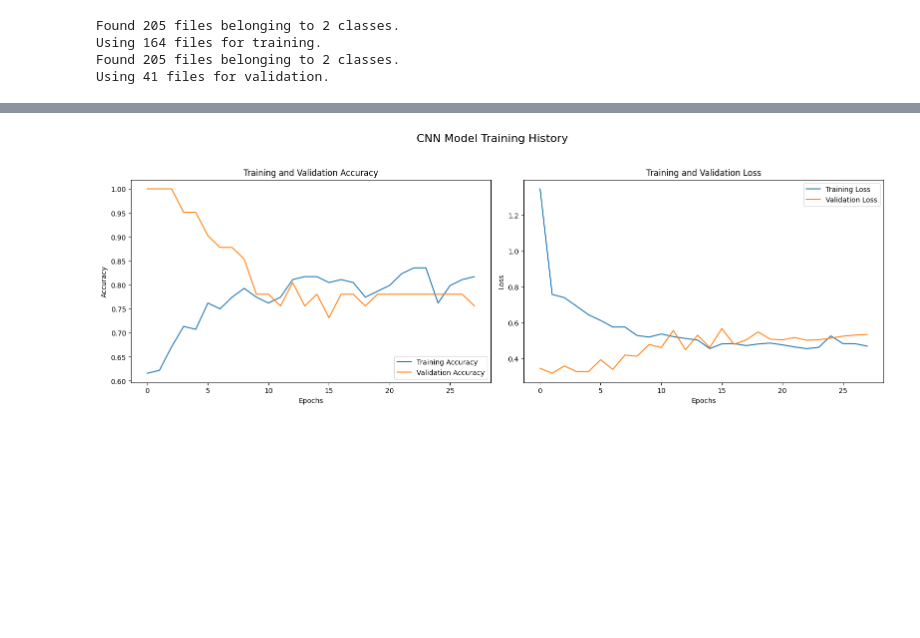
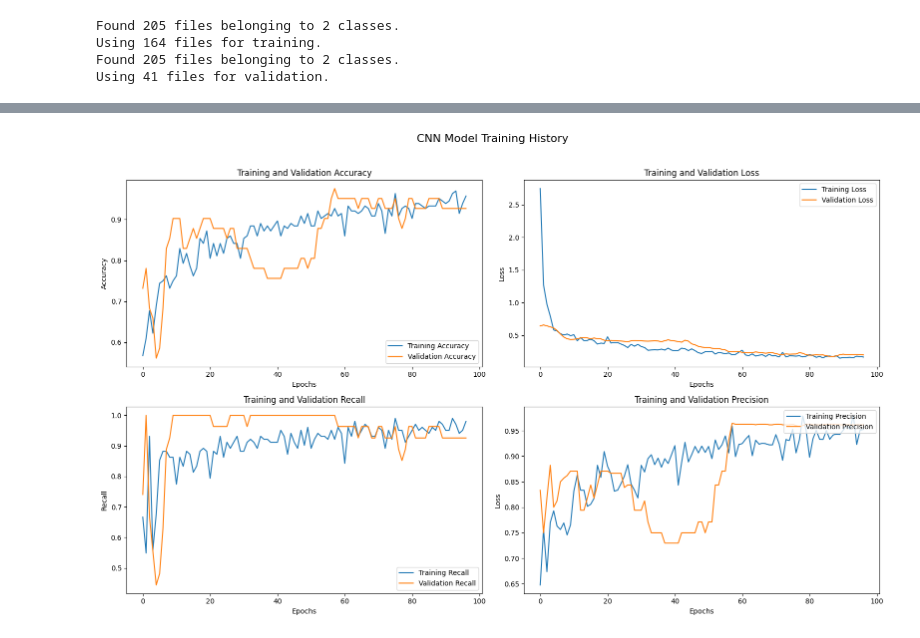
Before and after one commit to NBaumbick/SDS-CP041-neuroscan, a Jupyter notebook: advanced/submissions/team-members/nick-baumbick/neuroscan-model-training.ipynb, the cells around one changed output, grey strips where cells are left out. Saved outputs shown, nothing was run; the diff lists cells and outputs as text; code cells hidden in the pictures; blank space fills up the shorter version.

```diff
--- a/advanced/submissions/team-members/nick-baumbick/neuroscan-model-training.ipynb
+++ b/advanced/submissions/team-members/nick-baumbick/neuroscan-model-training.ipynb
@@ -21,7 +27,8 @@ def zscore(x):
     return (x - m) / s
 
 def map_train(x, y):
-    return (augment(zscore(x), training=True), y)
+    x = zscore(x)
+    return (augment(x, training=True), y)
 
 def map_eval(x, y):
     return (zscore(x), y)
@@ -134,24 +153,26 @@ model.compile(
 # Callbacks
 callbacks = [
     keras.callbacks.EarlyStopping(
-        monitor='val_loss', # Using loss as the monitor
-        patience=15,
-        min_delta=0.002,
-        mode='min',
+        monitor='val_auc',
+        patience=10,
+        mode='max',
         restore_best_weights=True,
-        start_from_epoch=10
+        start_from_epoch=50
     ),
 
     keras.callbacks.ModelCheckpoint(
         'neuroscan_model_checkpoint.keras',
-        monitor='val_accuracy', # Using loss as the monitor
+        monitor='val_auc', # Using loss as the monitor
+        mode='max',
         save_best_only=True
     ),
 
     keras.callbacks.ReduceLROnPlateau(
-        monitor="val_loss",
+        monitor="val_auc",
         factor=0.5,
-        patience=3
+        mode='max',
+        patience=5,
+        min_lr=1e-7
     )
 ]
 # %%
@@ -188,34 +209,56 @@ def plot_training_history(history):
     val_acc = history.history['val_accuracy']
     loss = history.history['loss']
     val_loss = history.history['val_loss']
+    recall = history.history['recall']
+    val_recall = history.history['val_recall']
+    precision = history.history['precision']
+    val_precision = history.history['val_precision']
 
     epochs_range = range(len(acc))
 
     # Create a 2x2 grid of plots
     plt.figure(figsize=(16, 10))
 
     # Plot 1: Accuracy
     plt.subplot(2, 2, 1)
     plt.plot(epochs_range, acc, label='Training Accuracy')
     plt.plot(epochs_range, val_acc, label='Validation Accuracy')
     plt.legend(loc='lower right')
     plt.title('Training and Validation Accuracy')
     plt.xlabel('Epochs')
     plt.ylabel('Accuracy')
 
     # Plot 2: Loss
     plt.subplot(2, 2, 2)
     plt.plot(epochs_range, loss, label='Training Loss')
     plt.plot(epochs_range, val_loss, label='Validation Loss')
     plt.legend(loc='upper right')
     plt.title('Training and Validation Loss')
     plt.xlabel('Epochs')
     plt.ylabel('Loss')
 
+    # Plot 3: Recall
+    plt.subplot(2, 2, 3)
+    plt.plot(epochs_range, recall, label='Training Recall')
+    plt.plot(epochs_range, val_recall, label='Validation Recall')
+    plt.legend(loc='lower right')
+    plt.title('Training and Validation Recall')
+    plt.xlabel('Epochs')
+    plt.ylabel('Recall')
+
+    # Plot 4: Precision
+    plt.subplot(2, 2, 4)
+    plt.plot(epochs_range, precision, label='Training Precision')
+    plt.plot(epochs_range, val_precision, label='Validation Precision')
+    plt.legend(loc='upper right')
+    plt.title('Training and Validation Precision')
+    plt.xlabel('Epochs')
+    plt.ylabel('Loss')
+
     plt.suptitle("CNN Model Training History", fontsize=16)
     plt.tight_layout(rect=[0, 0, 1, 0.96])
     plt.show()
 
 plot_training_history(hist)
 # %% [output]
-[figure, old version]
+[figure, new version]
```
Also changed, not shown: parts of 9 cells of this notebook, 1 other file.
